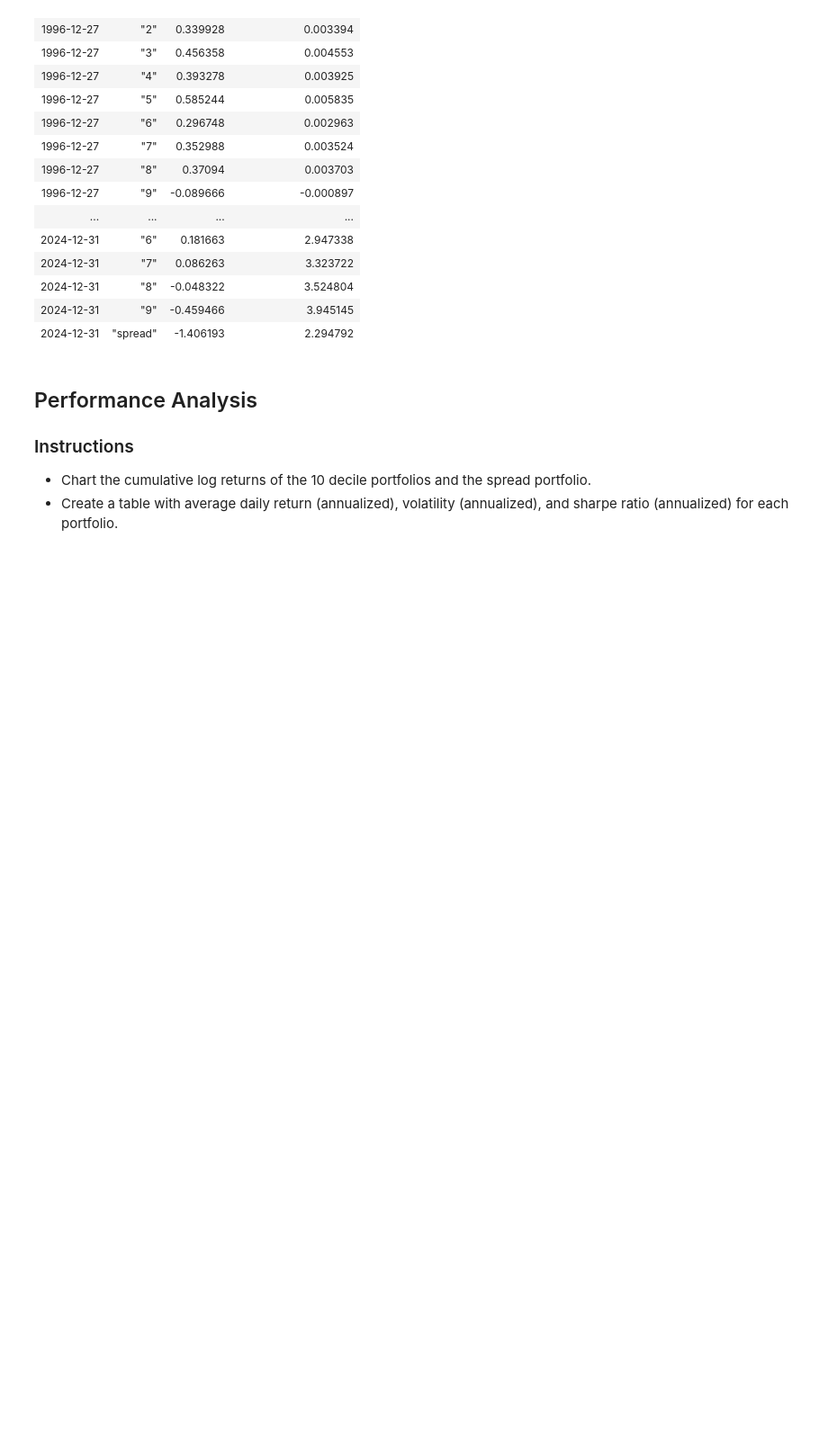
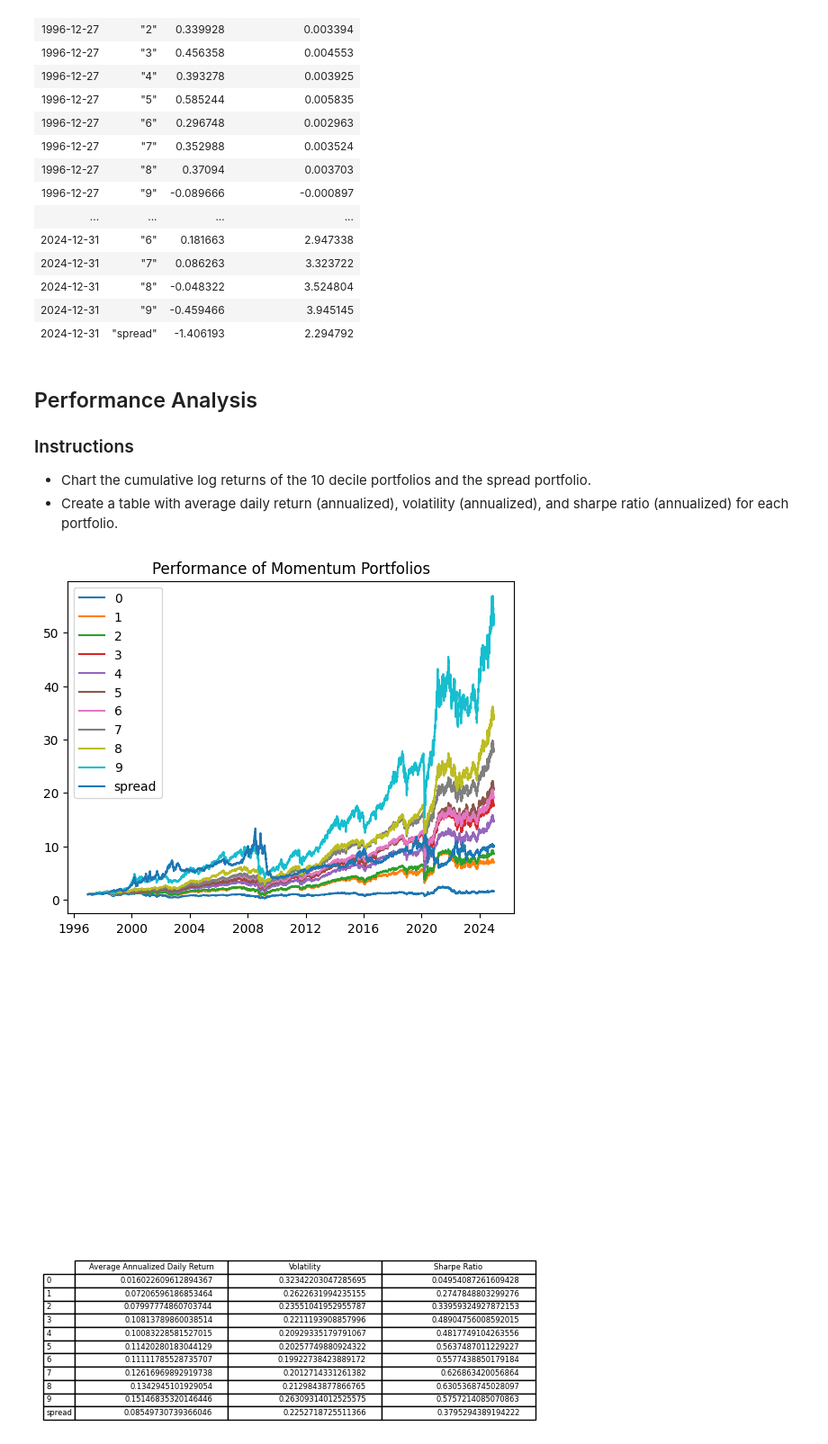
Before and after one commit to acrid2075/sf-quant-labs, a Jupyter notebook: labs/lab_3.ipynb, the cells around one changed output. Shown at 90% size. Drawn from its saved outputs; the diff is of its cells as text; code cells hidden in the pictures; blank space fills up the shorter version.

Commit message:
Complete final data visualization.

```diff
--- a/labs/lab_3.ipynb
+++ b/labs/lab_3.ipynb
@@ -299,6 +299,33 @@ shape: (77_539, 4)
 - Chart the cumulative log returns of the 10 decile portfolios and the spread portfolio.
 - Create a table with average daily return (annualized), volatility (annualized), and sharpe ratio (annualized) for each portfolio.
 # %%
-plt.plot()
+for portfolio in ['0', '1', '2', '3', '4', '5', '6', '7', '8', '9', 'spread']:
+    df = momentum_returns.filter(pl.col('bin') == portfolio)
+    plt.plot(df.get_column("date"), df.get_column("cumulative_log_return").exp(), label=portfolio)
+plt.title("Performance of Momentum Portfolios")
+plt.legend()
+plt.show()
+
+portfolios = ['0', '1', '2', '3', '4', '5', '6', '7', '8', '9', 'spread']
+fig, ax = plt.subplots()
+ax.axis('off')
+ax.axis('tight')
+results = []
+for portfolio in portfolios:
+    tempresults = []
+    df = momentum_returns.filter(pl.col('bin') == portfolio)
+    num_days = df.height
+    tempresults.append((df.get_column("return")/100 + 1).product() ** (252/num_days) - 1)
+    tempresults.append(((df.get_column("return")/100).std()*np.sqrt(252)))
+    tempresults.append(tempresults[0]/tempresults[1])
+    results.append(tempresults)
+
+colLabels = ['Average Annualized Daily Return', 'Volatility', 'Sharpe Ratio']
+table = ax.table(cellText = results, colLabels=colLabels, rowLabels=portfolios)
+plt.subplots_adjust(left=0.1, bottom=0.2)
+plt.show()
+# %% [output]
+[figure, added]
+[figure, added]
 # %%
 # TODO: Create a table of summary metrics
```
Also changed, not shown: parts of 2 cells of this notebook.
